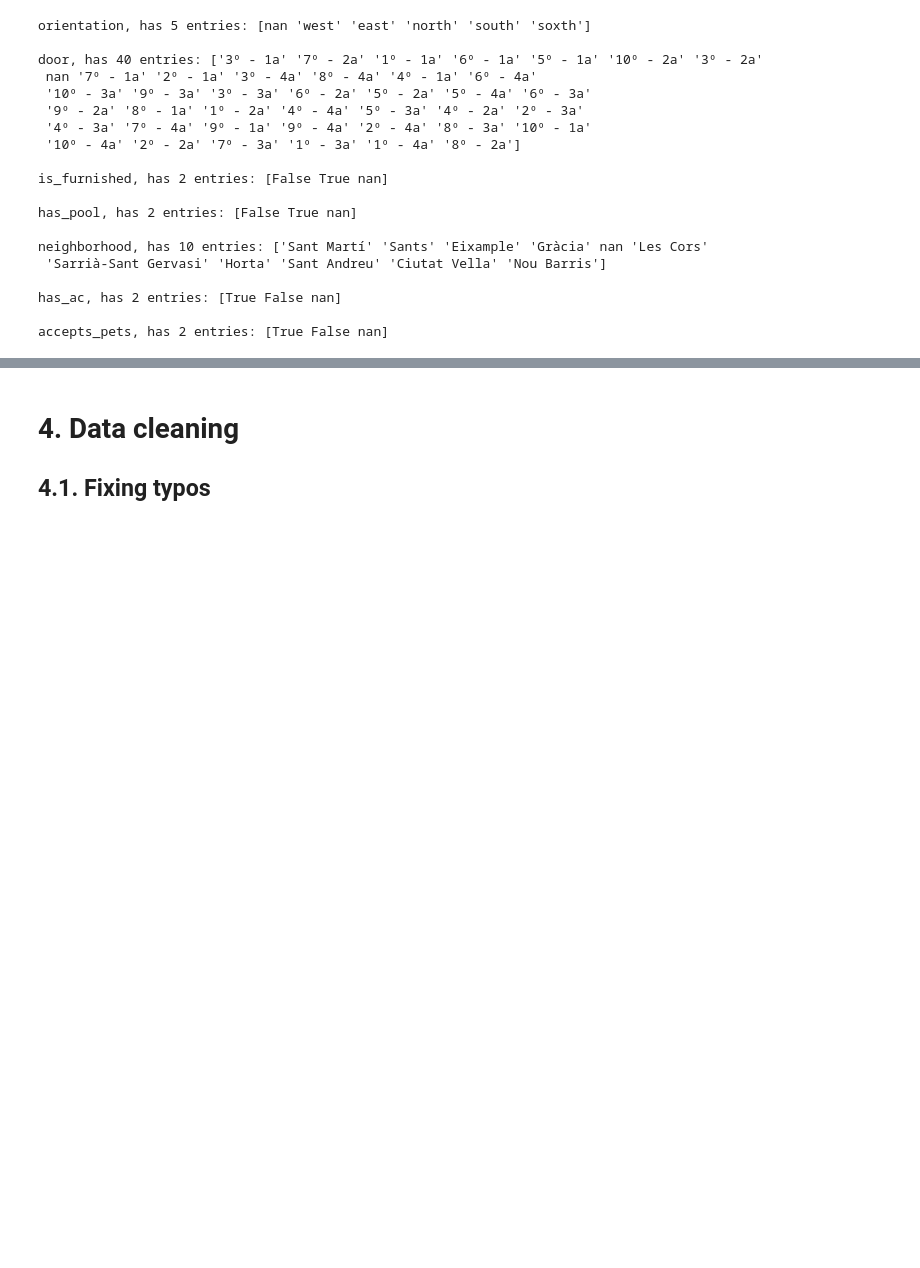
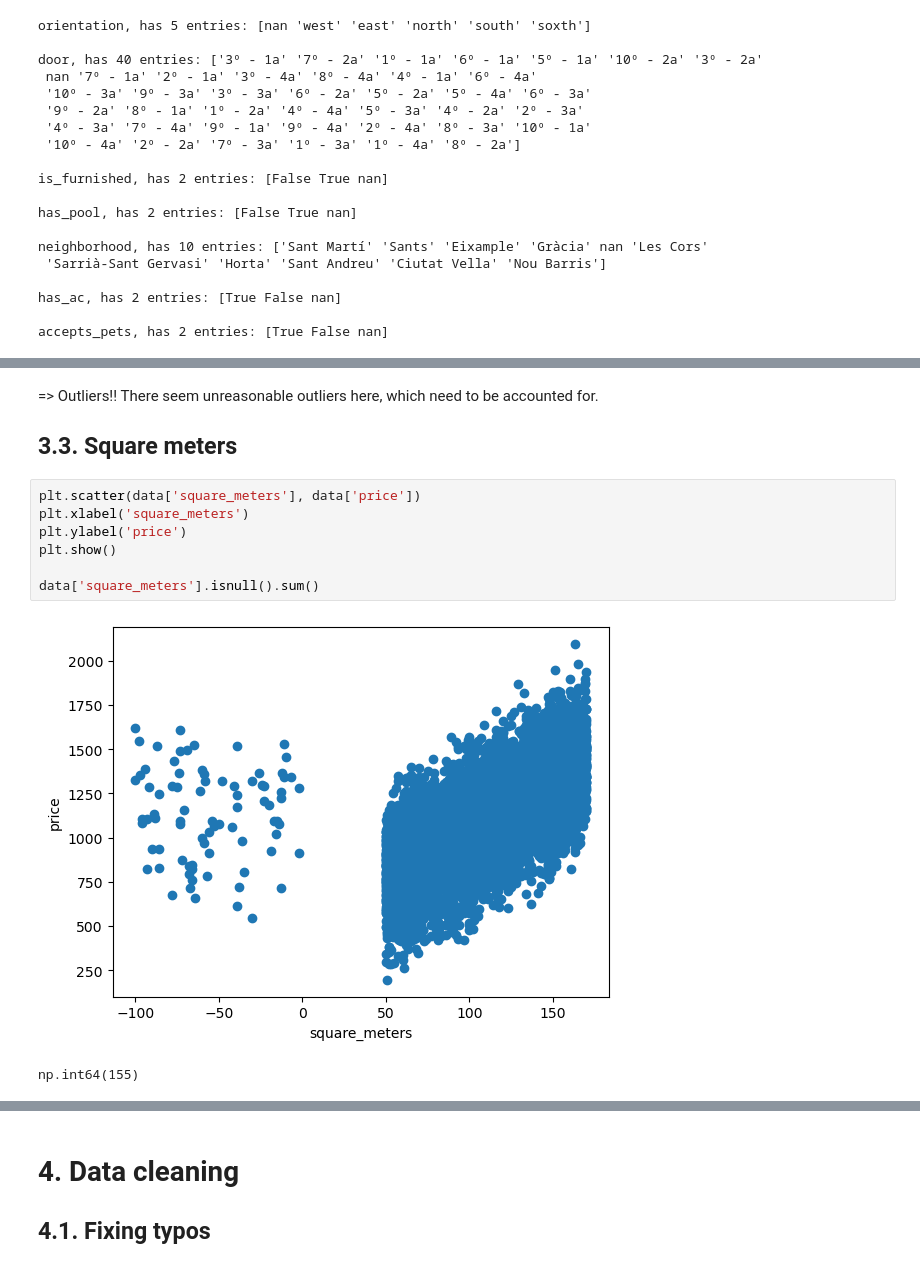
Before and after one commit to DenisProcyon/DSDM_ML_Pred, a Jupyter notebook: main.ipynb, the cells around one changed output, grey strips where cells are left out. Drawn from its saved outputs; the diff is of its cells as text; blank space fills up the shorter version.

```diff
--- a/main.ipynb
+++ b/main.ipynb
@@ -66,0 +91,14 @@ accepts_pets, has 2 entries: [True False nan]
+# %% [markdown]
+=> Outliers!! There seem unreasonable outliers here, which need to be accounted for.
+
+## 3.3. Square meters
+# %%
+plt.scatter(data['square_meters'], data['price'])
+plt.xlabel('square_meters')
+plt.ylabel('price')
+plt.show()
+
+data['square_meters'].isnull().sum()
+# %% [output]
+[figure, added]
+np.int64(155)
```
Also changed, not shown: parts of 26 cells of this notebook, 1 other file.
